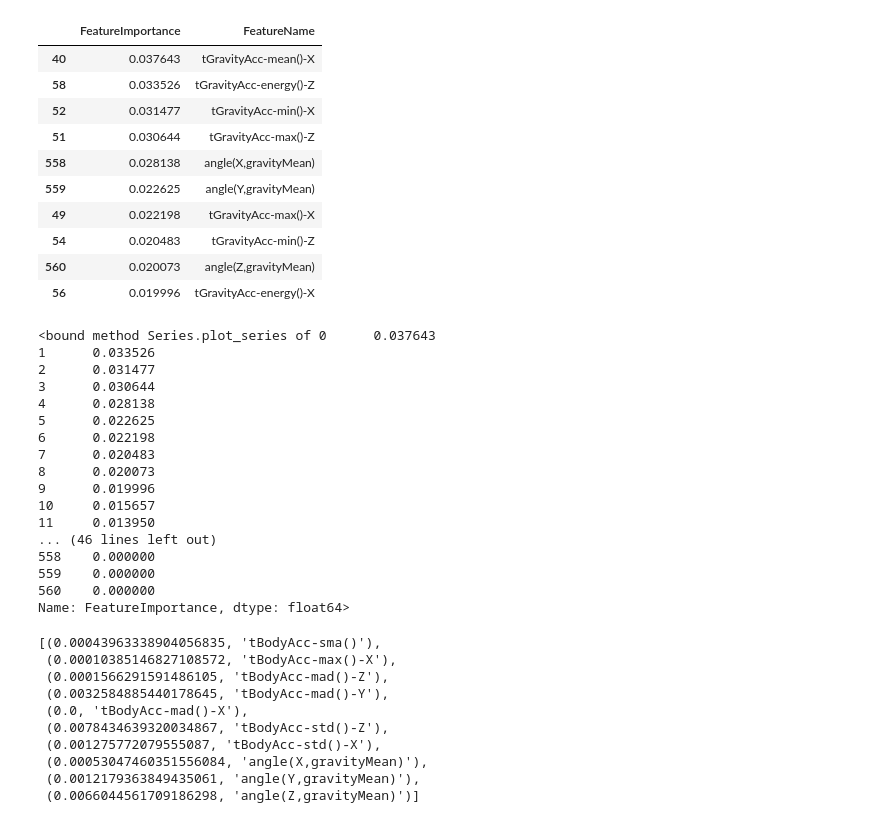
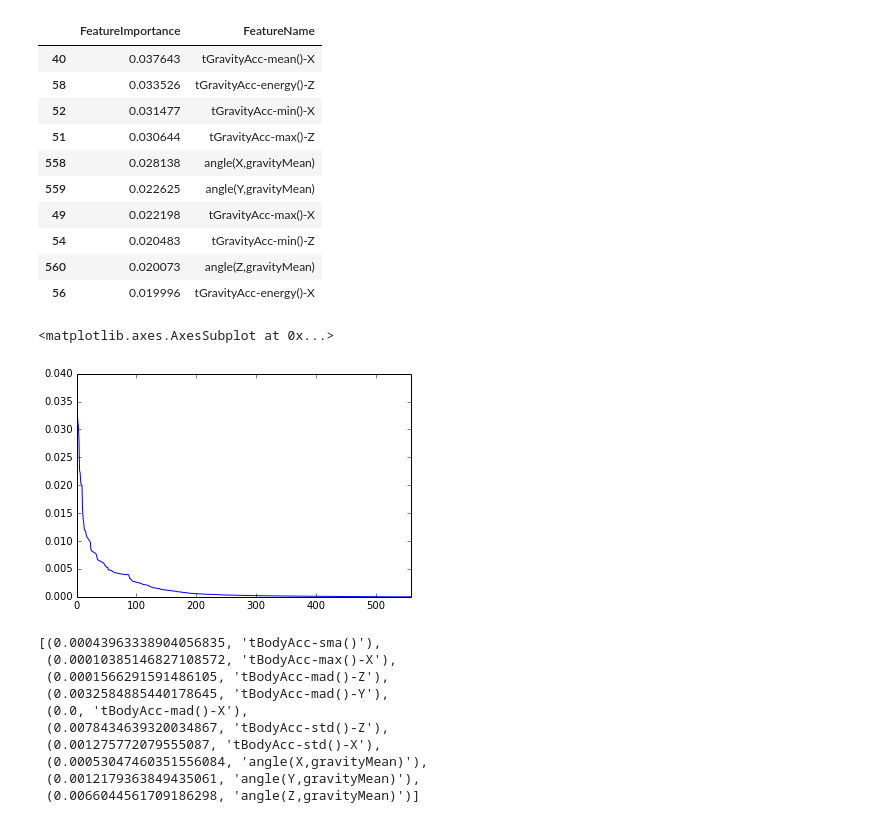
Before and after one commit to DGMichael/machine_learning, a Jupyter notebook: 2015-10-04_randomforests.ipynb, the cells around one changed output. Cells and saved outputs as stored; diff of their text form; code cells hidden in the pictures.

Commit message:
Added feature importance plotting.

```diff
--- a/2015-10-04_randomforests.ipynb
+++ b/2015-10-04_randomforests.ipynb
@@ -217,26 +217,13 @@ sorted_df[:10]
 | 54 | 0.020483 | tGravityAcc-min()-Z |
 | 560 | 0.020073 | angle(Z,gravityMean) |
 | 56 | 0.019996 | tGravityAcc-energy()-X |
-# %%
-sorted_df["FeatureImportance"].reset_index(drop=True).plot
-# %% [output]
-<bound method Series.plot_series of 0      0.037643
-1      0.033526
-2      0.031477
-3      0.030644
-4      0.028138
-5      0.022625
-6      0.022198
-7      0.020483
-8      0.020073
-9      0.019996
-10     0.015657
-11     0.013950
-... (46 lines left out)
-558    0.000000
-559    0.000000
-560    0.000000
-Name: FeatureImportance, dtype: float64>
+# %%
+#Plot feature importance decay across sorted features.
+#Have to drop the index and then plot in order to get correct x,y relationships.
+sorted_df["FeatureImportance"].reset_index(drop=True).plot()
+# %% [output]
+<matplotlib.axes.AxesSubplot at 0x...>
+[figure, added]
 # %%
 #THIS TOTALLY FAILS TOO:
 
```
